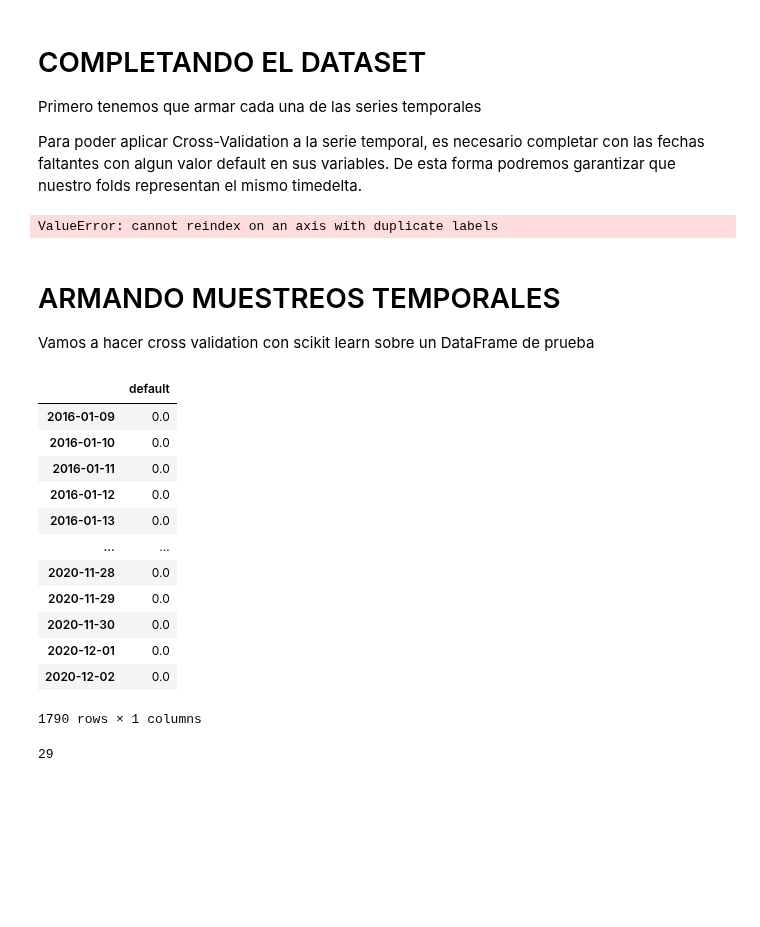
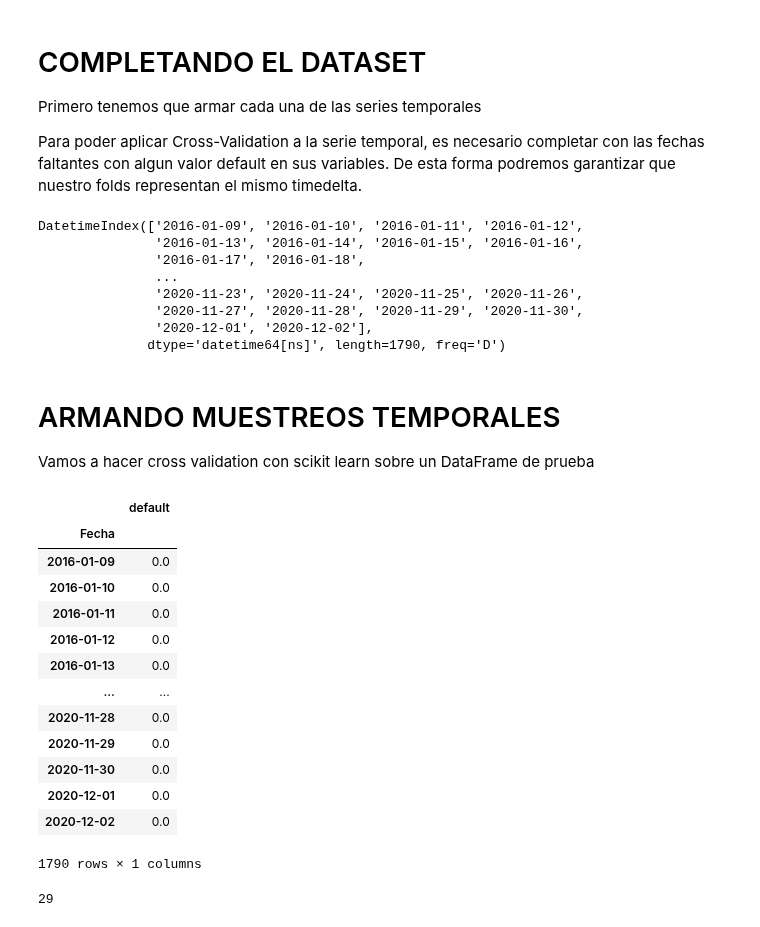
Before and after one commit to jackonedev/timeseries-project, a Jupyter notebook: data-science.ipynb, the cells around one changed output. Cells and saved outputs as stored; diff of their text form; code cells hidden in the pictures; blank space fills up the shorter version.

```diff
--- a/data-science.ipynb
+++ b/data-science.ipynb
@@ -114,19 +115,28 @@ date_range
 
 ## HAY QUE TOMAR UN CRITERIO DE UNIFICACION DEL DATASET VENTAS: MIRAR TEST_2
 ## Primero analizar que información se pierde al hacer un sum(ventas), y luego recuperar esa información con pivot-tables
-df2 = ventas.reindex(date_range).fillna(0.0).rename_axis('Fecha').reset_index()
-df2
+# df2 = ventas.reindex(date_range).fillna(0.0).rename_axis('Fecha').reset_index()
+# df2
 # %% [output]
-ValueError: cannot reindex on an axis with duplicate labels
+DatetimeIndex(['2016-01-09', '2016-01-10', '2016-01-11', '2016-01-12',
+               '2016-01-13', '2016-01-14', '2016-01-15', '2016-01-16',
+               '2016-01-17', '2016-01-18',
+               ...
+               '2020-11-23', '2020-11-24', '2020-11-25', '2020-11-26',
+               '2020-11-27', '2020-11-28', '2020-11-29', '2020-11-30',
+               '2020-12-01', '2020-12-02'],
+              dtype='datetime64[ns]', length=1790, freq='D')
 # %% [markdown]
 # ARMANDO MUESTREOS TEMPORALES
 
 Vamos a hacer cross validation con scikit learn sobre un DataFrame de prueba
 # %%
 muestra = pd.DataFrame([0.0 for i in range(len(date_range))], index=date_range, columns=['default'])
+muestra.index.name = "Fecha"
 muestra
 # %% [output]
 |  | default |
+| Fecha |  |
 | 2016-01-09 | 0.0 |
 | 2016-01-10 | 0.0 |
 | 2016-01-11 | 0.0 |
```
Also changed, not shown: parts of 9 cells of this notebook, 1 other file.
